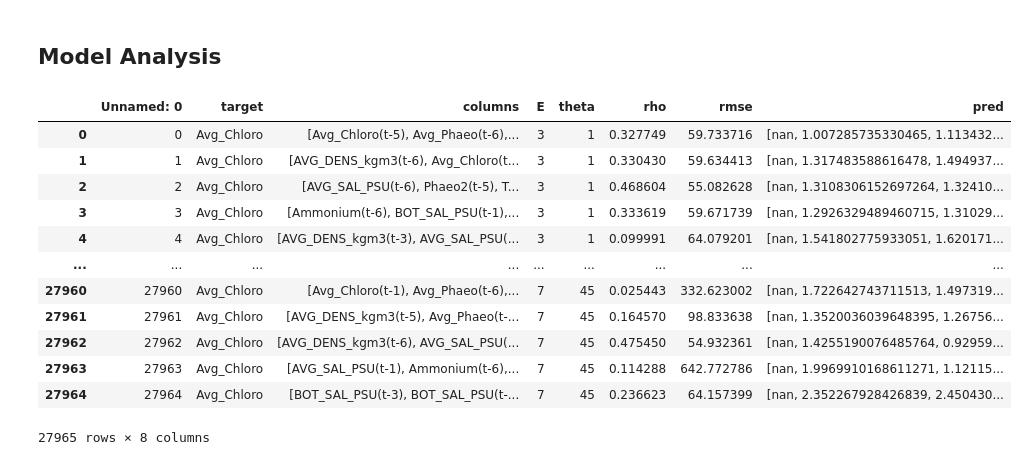
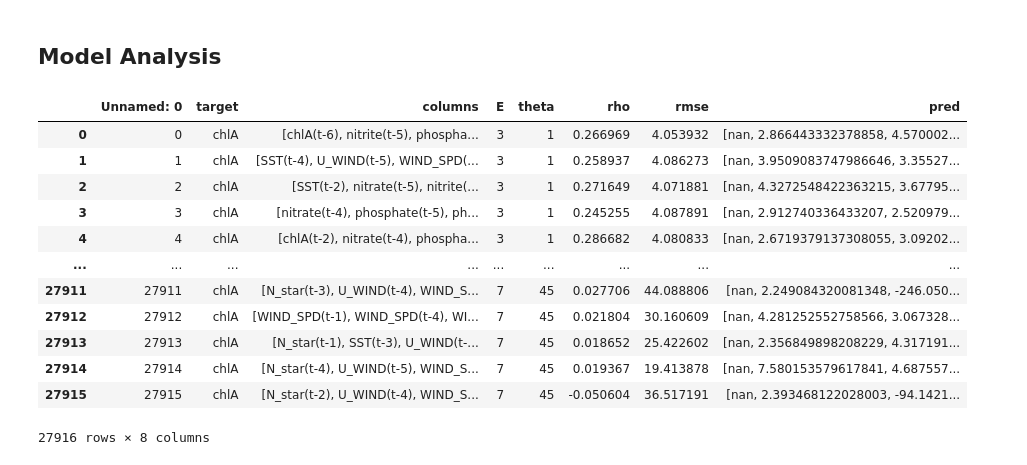
Before and after one commit to aparaselli/HAB-Prediction-Research, a Jupyter notebook: Code/model_analysis.ipynb, the cells around one changed output. Drawn from its saved outputs; the diff is of its cells as text; code cells hidden in the pictures.

```diff
--- a/Code/model_analysis.ipynb
+++ b/Code/model_analysis.ipynb
@@ -37,8 +37,8 @@ warnings.filterwarnings("ignore",
     message="A worker stopped while some jobs were given to the executor.",
     module="joblib.externals.loky.process_executor")
 # %%
-data_path = "Data/carter_data_w_gaps.csv"
-model_path = "800_sample_no_test_carter_models.csv"
+data_path = "Data/orig_block.csv"
+model_path = "deyle_models2.csv"
 # %%
 def str_to_list(s):
     s = s.replace('nan', 'null')  # Replace 'nan' with 'null' for JSON compatibility
@@ -56,9 +56,13 @@ def process_parameters(path):
 
 def clean_data(data_path):
     paper_data = pd.read_csv(data_path)
-    paper_data = paper_data.set_index('time')
+    # paper_data = paper_data.set_index('time')
     paper_data['Time'] = paper_data.index.astype(int)
-    paper_data['Avg_Chloro'] #= paper_data['Avg_Chloro'].apply(np.log1p) #LOG AMPUTATION
+    cols_to_drop = [col for col in paper_data.columns if
+                '1wk' in col or
+                '_2wk' in col]
+    paper_data = paper_data.drop(columns=cols_to_drop)
+    # paper_data['Avg_Chloro'] #= paper_data['Avg_Chloro'].apply(np.log1p) #LOG AMPUTATION
     #IMPUTE HAB DATA
     #Build basic linear regression model as sanity check
     # Custom impute missing values with the average of the value in front and behind of it
@@ -79,28 +83,28 @@ def clean_data(data_path):
     Imputer = ForwardBackwardImputer()
     paper_data = paper_data.apply(pd.to_numeric, errors='coerce')
     Imputer.fit(paper_data)
-    paper_data = Imputer.transform(paper_data)#COMMENT OUT IF DONT WANT MEAN MPUTE
+    # paper_data = Imputer.transform(paper_data)#COMMENT OUT IF DONT WANT MEAN MPUTE
     return paper_data
 # %%
 
 data = clean_data(data_path)
 parameters = process_parameters(model_path)
-target = 'Avg_Chloro'#'Lingulodinium_polyedra'
+target = 'chlA'#'Lingulodinium_polyedra'
 parameters
 # %% [output]
 |  | Unnamed: 0 | target | columns | E | theta | rho | rmse | pred |
-| 0 | 0 | Avg_Chloro | [Avg_Chloro(t-5), Avg_Phaeo(t-6),... | 3 | 1 | 0.327749 | 59.733716 | [nan, 1.007285735330465, 1.113432... |
-| 1 | 1 | Avg_Chloro | [AVG_DENS_kgm3(t-6), Avg_Chloro(t... | 3 | 1 | 0.330430 | 59.634413 | [nan, 1.317483588616478, 1.494937... |
-| 2 | 2 | Avg_Chloro | [AVG_SAL_PSU(t-6), Phaeo2(t-5), T... | 3 | 1 | 0.468604 | 55.082628 | [nan, 1.3108306152697264, 1.32410... |
-| 3 | 3 | Avg_Chloro | [Ammonium(t-6), BOT_SAL_PSU(t-1),... | 3 | 1 | 0.333619 | 59.671739 | [nan, 1.2926329489460715, 1.31029... |
-| 4 | 4 | Avg_Chloro | [AVG_DENS_kgm3(t-3), AVG_SAL_PSU(... | 3 | 1 | 0.099991 | 64.079201 | [nan, 1.541802775933051, 1.620171... |
+| 0 | 0 | chlA | [chlA(t-6), nitrite(t-5), phospha... | 3 | 1 | 0.266969 | 4.053932 | [nan, 2.866443332378858, 4.570002... |
+| 1 | 1 | chlA | [SST(t-4), U_WIND(t-5), WIND_SPD(... | 3 | 1 | 0.258937 | 4.086273 | [nan, 3.9509083747986646, 3.35527... |
+| 2 | 2 | chlA | [SST(t-2), nitrate(t-5), nitrite(... | 3 | 1 | 0.271649 | 4.071881 | [nan, 4.3272548422363215, 3.67795... |
+| 3 | 3 | chlA | [nitrate(t-4), phosphate(t-5), ph... | 3 | 1 | 0.245255 | 4.087891 | [nan, 2.912740336433207, 2.520979... |
+| 4 | 4 | chlA | [chlA(t-2), nitrate(t-4), phospha... | 3 | 1 | 0.286682 | 4.080833 | [nan, 2.6719379137308055, 3.09202... |
 | ... | ... | ... | ... | ... | ... | ... | ... | ... |
-| 27960 | 27960 | Avg_Chloro | [Avg_Chloro(t-1), Avg_Phaeo(t-6),... | 7 | 45 | 0.025443 | 332.623002 | [nan, 1.722642743711513, 1.497319... |
-| 27961 | 27961 | Avg_Chloro | [AVG_DENS_kgm3(t-5), Avg_Phaeo(t-... | 7 | 45 | 0.164570 | 98.833638 | [nan, 1.3520036039648395, 1.26756... |
-| 27962 | 27962 | Avg_Chloro | [AVG_DENS_kgm3(t-6), AVG_SAL_PSU(... | 7 | 45 | 0.475450 | 54.932361 | [nan, 1.4255190076485764, 0.92959... |
-| 27963 | 27963 | Avg_Chloro | [AVG_SAL_PSU(t-1), Ammonium(t-6),... | 7 | 45 | 0.114288 | 642.772786 | [nan, 1.9969910168611271, 1.12115... |
-| 27964 | 27964 | Avg_Chloro | [BOT_SAL_PSU(t-3), BOT_SAL_PSU(t-... | 7 | 45 | 0.236623 | 64.157399 | [nan, 2.352267928426839, 2.450430... |
+| 27911 | 27911 | chlA | [N_star(t-3), U_WIND(t-4), WIND_S... | 7 | 45 | 0.027706 | 44.088806 | [nan, 2.249084320081348, -246.050... |
+| 27912 | 27912 | chlA | [WIND_SPD(t-1), WIND_SPD(t-4), WI... | 7 | 45 | 0.021804 | 30.160609 | [nan, 4.281252552758566, 3.067328... |
+| 27913 | 27913 | chlA | [N_star(t-1), SST(t-3), U_WIND(t-... | 7 | 45 | 0.018652 | 25.422602 | [nan, 2.356849898208229, 4.317191... |
+| 27914 | 27914 | chlA | [N_star(t-4), U_WIND(t-5), WIND_S... | 7 | 45 | 0.019367 | 19.413878 | [nan, 7.580153579617841, 4.687557... |
+| 27915 | 27915 | chlA | [N_star(t-2), U_WIND(t-4), WIND_S... | 7 | 45 | -0.050604 | 36.517191 | [nan, 2.393468122028003, -94.1421... |
-27965 rows × 8 columns
+27916 rows × 8 columns
 # %%
 import matplotlib.pyplot as plt
 
```
Also changed, not shown: parts of 7 cells of this notebook, 4 other files.
